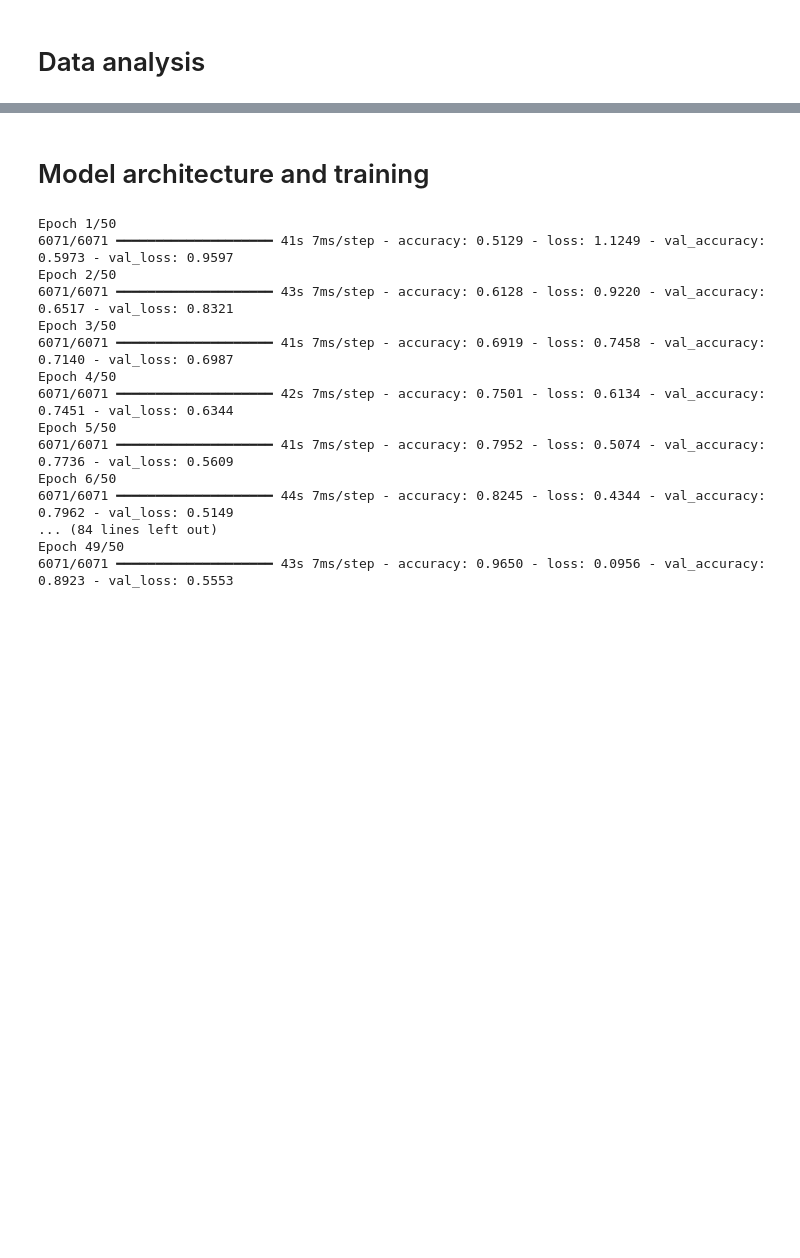
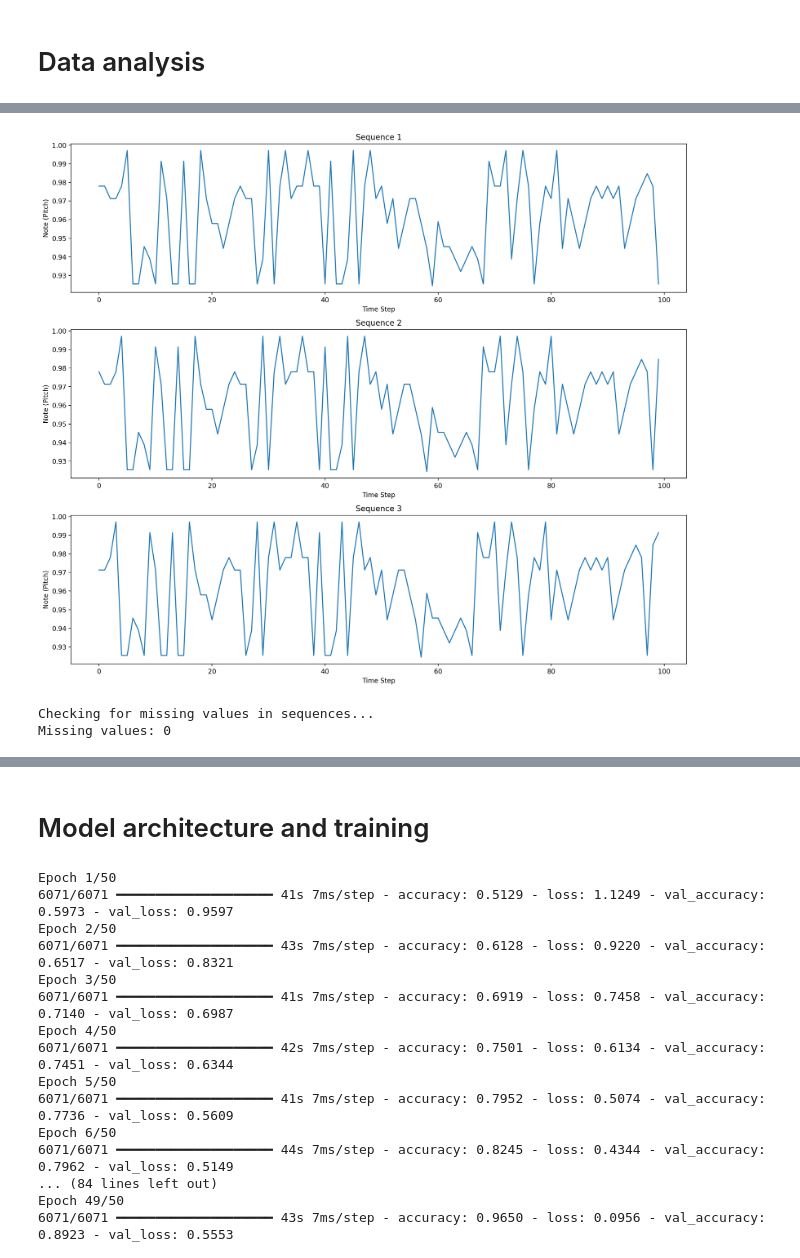
Before and after one commit to elan-wilkinson/Musical-Composer-Prediction-Grp8, a Jupyter notebook: AAI_511_Project_Midi_classic_music.ipynb, the cells around one changed output, grey strips where cells are left out. Saved outputs shown, nothing was run; the diff lists cells and outputs as text; code cells hidden in the pictures; blank space fills up the shorter version.

```diff
--- a/AAI_511_Project_Midi_classic_music.ipynb
+++ b/AAI_511_Project_Midi_classic_music.ipynb
@@ -172,0 +260,29 @@ NameError: name 'all_notes' is not defined
+# %%
+# Function to plot sequences as subplots
+def plot_sequences(sequences, num_sequences=3):
+    fig, axes = plt.subplots(nrows=num_sequences, ncols=1, figsize=(14, 4 * num_sequences))
+
+    if num_sequences == 1:
+        axes = [axes]  # Ensure axes is iterable if there is only one subplot
+
+    for i, ax in enumerate(axes):
+        sequence = sequences[i].flatten()
+        ax.plot(sequence)
+        ax.set_title(f"Sequence {i + 1}")
+        ax.set_xlabel("Time Step")
+        ax.set_ylabel("Note (Pitch)")
+
+    plt.tight_layout()
+    plt.show()
+
+# Plot a few sequences as subplots
+plot_sequences(network_input, num_sequences=3)
+
+# Check for Missing Values
+print("Checking for missing values in sequences...")
+missing_values = pd.DataFrame(network_input.reshape(-1, sequence_length)).isnull().sum().sum()
+print(f"Missing values: {missing_values}")
+# %% [output]
+[figure, added]
+Checking for missing values in sequences...
+Missing values: 0
```
Also changed, not shown: parts of 12 cells of this notebook.
